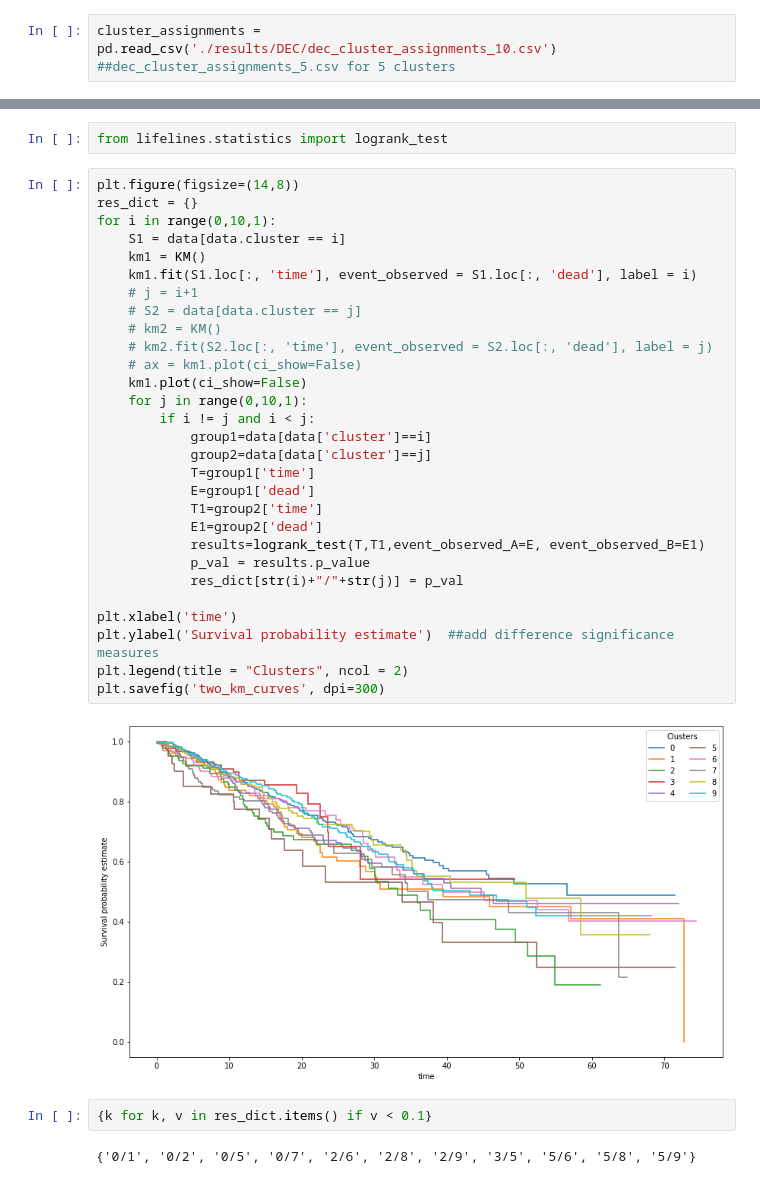
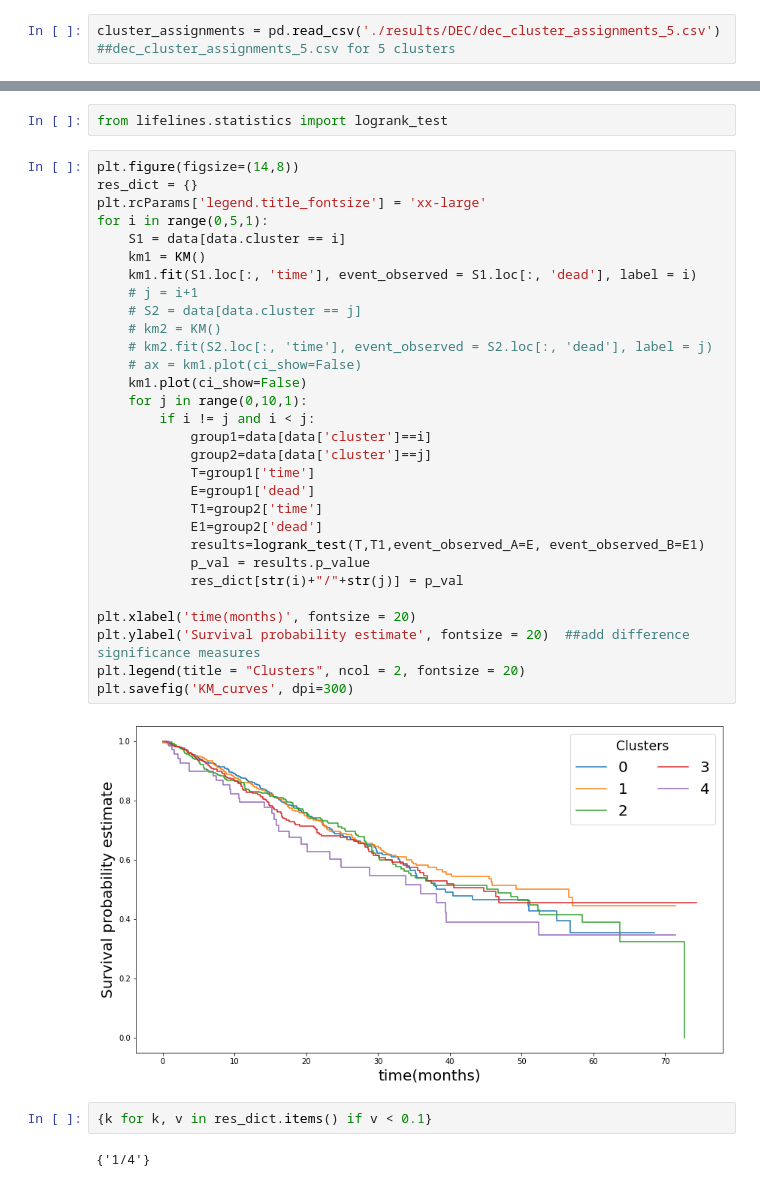
Before and after one commit to susieavagyan/capstone-cancer-subtyping, a Jupyter notebook: Survival_Analysis.ipynb, the cells around one changed output, grey strips where cells are left out. Cells and saved outputs as stored; diff of their text form.

```diff
--- a/Survival_Analysis.ipynb
+++ b/Survival_Analysis.ipynb
@@ -24,7 +24,7 @@ clin_samples = pd.read_csv('./data/clinical_primary_raw.csv')
 # %%
 clin = pd.merge(clin_patients, clin_samples)
 # %%
-cluster_assignments = pd.read_csv('./results/DEC/dec_cluster_assignments_10.csv')  ##dec_cluster_assignments_5.csv for 5 clusters
+cluster_assignments = pd.read_csv('./results/DEC/dec_cluster_assignments_5.csv')  ##dec_cluster_assignments_5.csv for 5 clusters
 # %%
 cluster_assignments.patient_id = cluster_assignments.patient_id.str[:9]
 # %%
@@ -222,35 +220,36 @@ from lifelines.statistics import logrank_test
 # %%
 plt.figure(figsize=(14,8))
 res_dict = {}
-for i in range(0,10,1):
+plt.rcParams['legend.title_fontsize'] = 'xx-large'
+for i in range(0,5,1):
     S1 = data[data.cluster == i]
     km1 = KM()
     km1.fit(S1.loc[:, 'time'], event_observed = S1.loc[:, 'dead'], label = i)
     # j = i+1
     # S2 = data[data.cluster == j]
     # km2 = KM()
     # km2.fit(S2.loc[:, 'time'], event_observed = S2.loc[:, 'dead'], label = j)
     # ax = km1.plot(ci_show=False)
     km1.plot(ci_show=False)
     for j in range(0,10,1):
         if i != j and i < j:
             group1=data[data['cluster']==i]
             group2=data[data['cluster']==j]
             T=group1['time']
             E=group1['dead']
             T1=group2['time']
             E1=group2['dead']
             results=logrank_test(T,T1,event_observed_A=E, event_observed_B=E1)
             p_val = results.p_value
             res_dict[str(i)+"/"+str(j)] = p_val
 
-plt.xlabel('time')
-plt.ylabel('Survival probability estimate')  ##add difference significance measures
-plt.legend(title = "Clusters", ncol = 2)
-plt.savefig('two_km_curves', dpi=300)
+plt.xlabel('time(months)', fontsize = 20)
+plt.ylabel('Survival probability estimate', fontsize = 20)  ##add difference significance measures
+plt.legend(title = "Clusters", ncol = 2, fontsize = 20)
+plt.savefig('KM_curves', dpi=300)
 # %% [output]
-[figure, old version]
+[figure, new version]
 # %%
 {k for k, v in res_dict.items() if v < 0.1}
 # %% [output]
-{'0/1', '0/2', '0/5', '0/7', '2/6', '2/8', '2/9', '3/5', '5/6', '5/8', '5/9'}
+{'1/4'}
```
Also changed, not shown: parts of 3 cells of this notebook, 19 other files.
